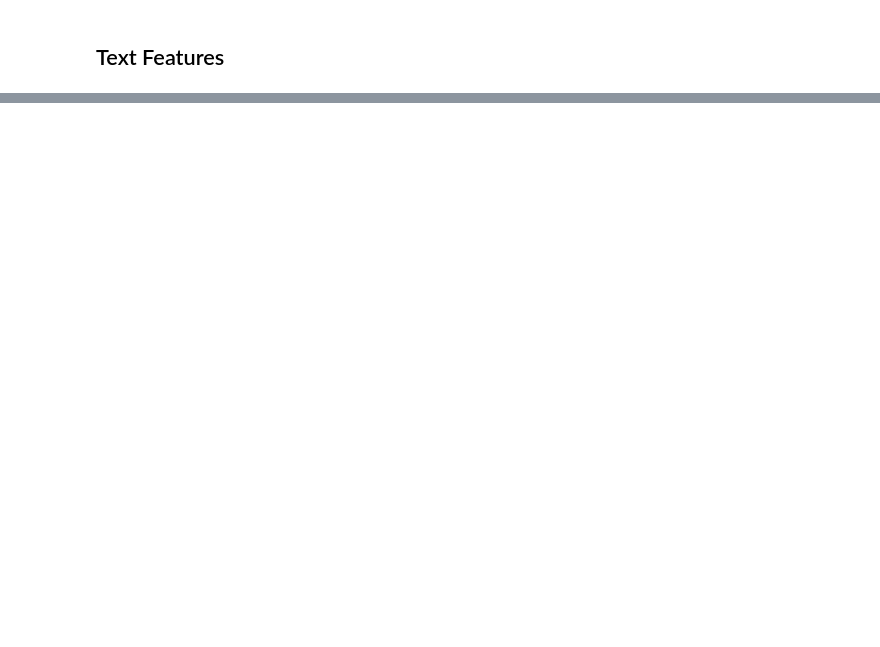
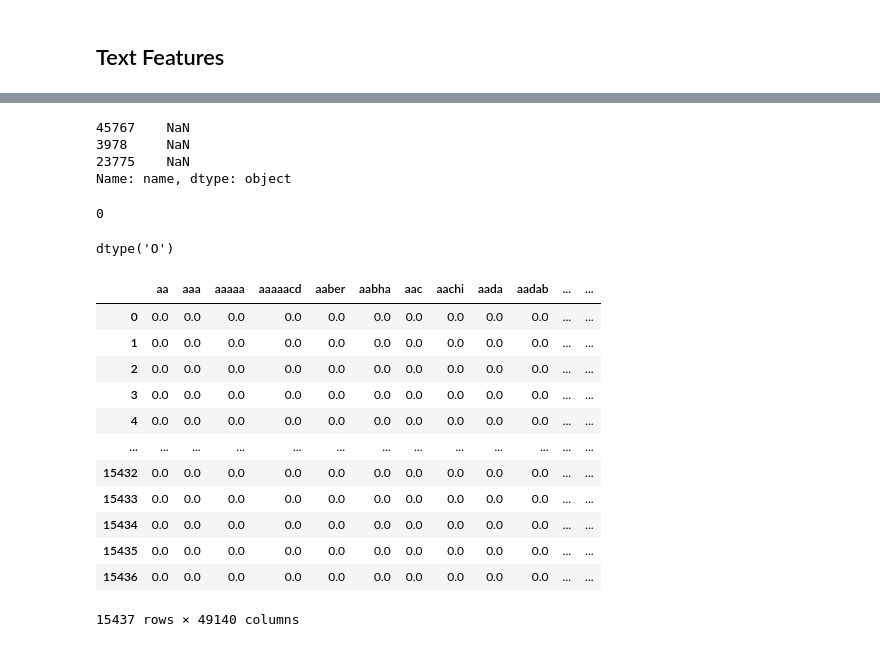
Before and after one commit to bzekeria/cogs109-final-project, a Jupyter notebook: notebooks/03_fetaure_engineering.ipynb, the cells around one changed output, grey strips where cells are left out. Cells and saved outputs as stored; diff of their text form; code cells hidden in the pictures; blank space fills up the shorter version.

```diff
--- a/notebooks/03_fetaure_engineering.ipynb
+++ b/notebooks/03_fetaure_engineering.ipynb
@@ -114,0 +133,37 @@ plt.show()
+# %%
+X_test_null_rows = X_test[X_test.isnull()]
+X_test_null_rows
+# %% [output]
+45767    NaN
+3978     NaN
+23775    NaN
+Name: name, dtype: object
+# %%
+X_test = X_test.fillna('')
+# %%
+X_test.isnull().sum()
+# %% [output]
+0
+# %%
+X_test.dtype
+# %% [output]
+dtype('O')
+# %%
+# Transform the testing data using the fitted vectorizer
+test_features = vectorizer.transform(X_test)
+test_words_numerical = pd.DataFrame(test_features.toarray(), columns = vectorizer.get_feature_names())
+test_words_numerical
+# %% [output]
+|  | aa | aaa | aaaaa | aaaaacd | aaber | aabha | aac | aachi | aada | aadab | ... | ... |
+| 0 | 0.0 | 0.0 | 0.0 | 0.0 | 0.0 | 0.0 | 0.0 | 0.0 | 0.0 | 0.0 | ... | ... |
+| 1 | 0.0 | 0.0 | 0.0 | 0.0 | 0.0 | 0.0 | 0.0 | 0.0 | 0.0 | 0.0 | ... | ... |
+| 2 | 0.0 | 0.0 | 0.0 | 0.0 | 0.0 | 0.0 | 0.0 | 0.0 | 0.0 | 0.0 | ... | ... |
+| 3 | 0.0 | 0.0 | 0.0 | 0.0 | 0.0 | 0.0 | 0.0 | 0.0 | 0.0 | 0.0 | ... | ... |
+| 4 | 0.0 | 0.0 | 0.0 | 0.0 | 0.0 | 0.0 | 0.0 | 0.0 | 0.0 | 0.0 | ... | ... |
+| ... | ... | ... | ... | ... | ... | ... | ... | ... | ... | ... | ... | ... |
+| 15432 | 0.0 | 0.0 | 0.0 | 0.0 | 0.0 | 0.0 | 0.0 | 0.0 | 0.0 | 0.0 | ... | ... |
+| 15433 | 0.0 | 0.0 | 0.0 | 0.0 | 0.0 | 0.0 | 0.0 | 0.0 | 0.0 | 0.0 | ... | ... |
+| 15434 | 0.0 | 0.0 | 0.0 | 0.0 | 0.0 | 0.0 | 0.0 | 0.0 | 0.0 | 0.0 | ... | ... |
+| 15435 | 0.0 | 0.0 | 0.0 | 0.0 | 0.0 | 0.0 | 0.0 | 0.0 | 0.0 | 0.0 | ... | ... |
+| 15436 | 0.0 | 0.0 | 0.0 | 0.0 | 0.0 | 0.0 | 0.0 | 0.0 | 0.0 | 0.0 | ... | ... |
+15437 rows × 49140 columns
```
Also changed, not shown: parts of 33 cells of this notebook.
